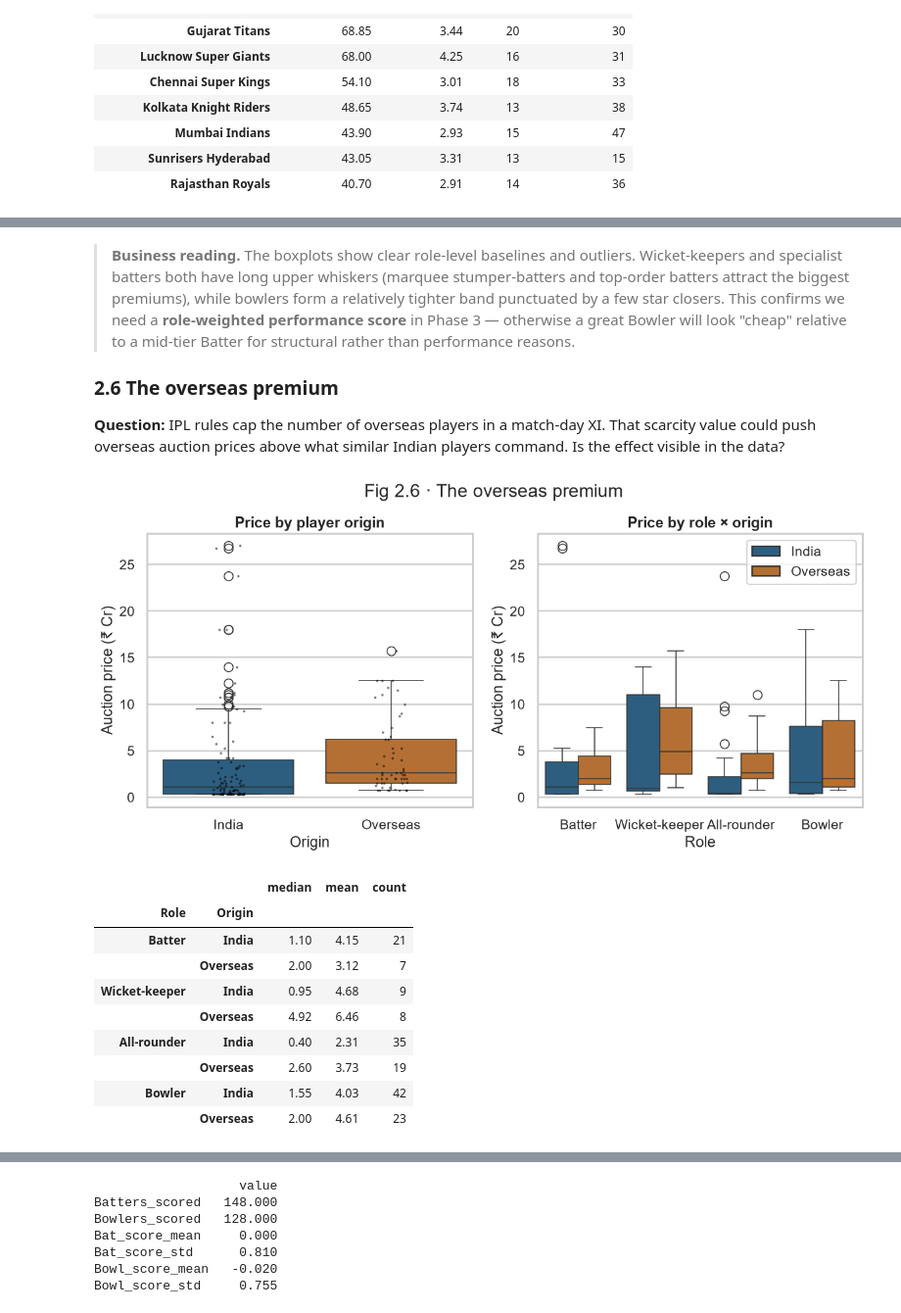
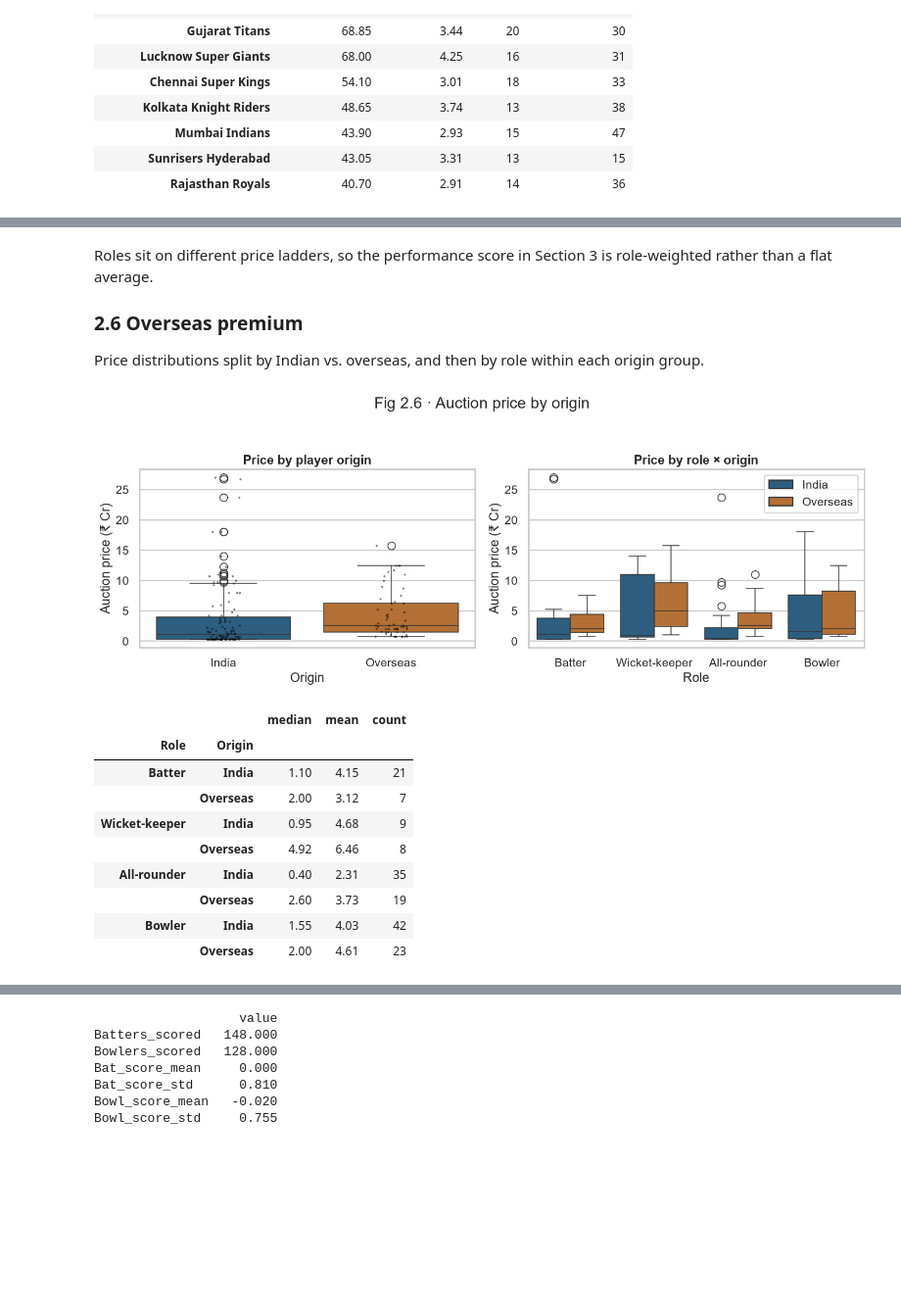
Before and after one commit to anusanth26/ipl-player-valuation, a Jupyter notebook: notebooks/analysis.ipynb, the cells around one changed output, grey strips where cells are left out. Shown at 98% size. Drawn from its saved outputs; the diff is of its cells as text; code cells hidden in the pictures; blank space fills up the shorter version.

```diff
--- a/notebooks/analysis.ipynb
+++ b/notebooks/analysis.ipynb
@@ -711,56 +606,49 @@ role_summary
 | All-rounder | 54 | 1.60 | 2.81 | 23.75 |
 | Bowler | 65 | 1.80 | 4.23 | 18.00 |
 # %% [markdown]
-> **Business reading.** The boxplots show clear role-level baselines
-> and outliers. Wicket-keepers and specialist batters both have long
-> upper whiskers (marquee stumper-batters and top-order batters attract
-> the biggest premiums), while bowlers form a relatively tighter band
-> punctuated by a few star closers. This confirms we need a
-> **role-weighted performance score** in Phase 3 — otherwise a great
-> Bowler will look "cheap" relative to a mid-tier Batter for structural
-> rather than performance reasons.
+Roles sit on different price ladders, so the performance score in
+Section 3 is role-weighted rather than a flat average.
 
-### 2.6 The overseas premium
+### 2.6 Overseas premium
 
-**Question:** IPL rules cap the number of overseas players in a
-match-day XI. That scarcity value could push overseas auction prices
-above what similar Indian players command. Is the effect visible in
-the data?
+Price distributions split by Indian vs. overseas, and then by role
+within each origin group.
 # %%
 eda["Origin"] = np.where(eda["Is_Overseas"] == 1, "Overseas", "India")
 
 fig, axes = plt.subplots(1, 2, figsize=(13, 5))
 
 sns.boxplot(data=eda, x="Origin", y="Auction_Price_Cr",
             order=["India", "Overseas"], hue="Origin",
             palette={"India": "#1F618D", "Overseas": "#CA6F1E"},
             legend=False, ax=axes[0])
 sns.stripplot(data=eda, x="Origin", y="Auction_Price_Cr",
               order=["India", "Overseas"],
               color="black", size=2.5, alpha=0.5, ax=axes[0])
 axes[0].set_title("Price by player origin")
 axes[0].set_ylabel("Auction price (₹ Cr)")
 
 sns.boxplot(data=eda, x="Role", y="Auction_Price_Cr", hue="Origin",
             order=role_order,
             palette={"India": "#1F618D", "Overseas": "#CA6F1E"}, ax=axes[1])
 axes[1].set_title("Price by role × origin")
 axes[1].set_ylabel("Auction price (₹ Cr)")
 axes[1].legend(title="", loc="upper right")
 
-fig.suptitle("Fig 2.6 · The overseas premium", y=1.02)
+fig.suptitle("Fig 2.6 · Auction price by origin", y=0.99)
+fig.tight_layout(rect=[0, 0, 1, 0.94])
 save_fig(fig, "2_6_overseas_premium")
 plt.show()
 
 premium = (
     eda.groupby(["Role", "Origin"])["Auction_Price_Cr"]
        .agg(["median", "mean", "count"])
        .round(2)
        .reindex(role_order, level=0)
 )
 premium
 # %% [output]
-[figure, old version]
+[figure, new version]
 |  |  | median | mean | count |
 | Role | Origin |  |  |  |
 | Batter | India | 1.10 | 4.15 | 21 |
```
Also changed, not shown: parts of 71 cells of this notebook, 17 other files.
